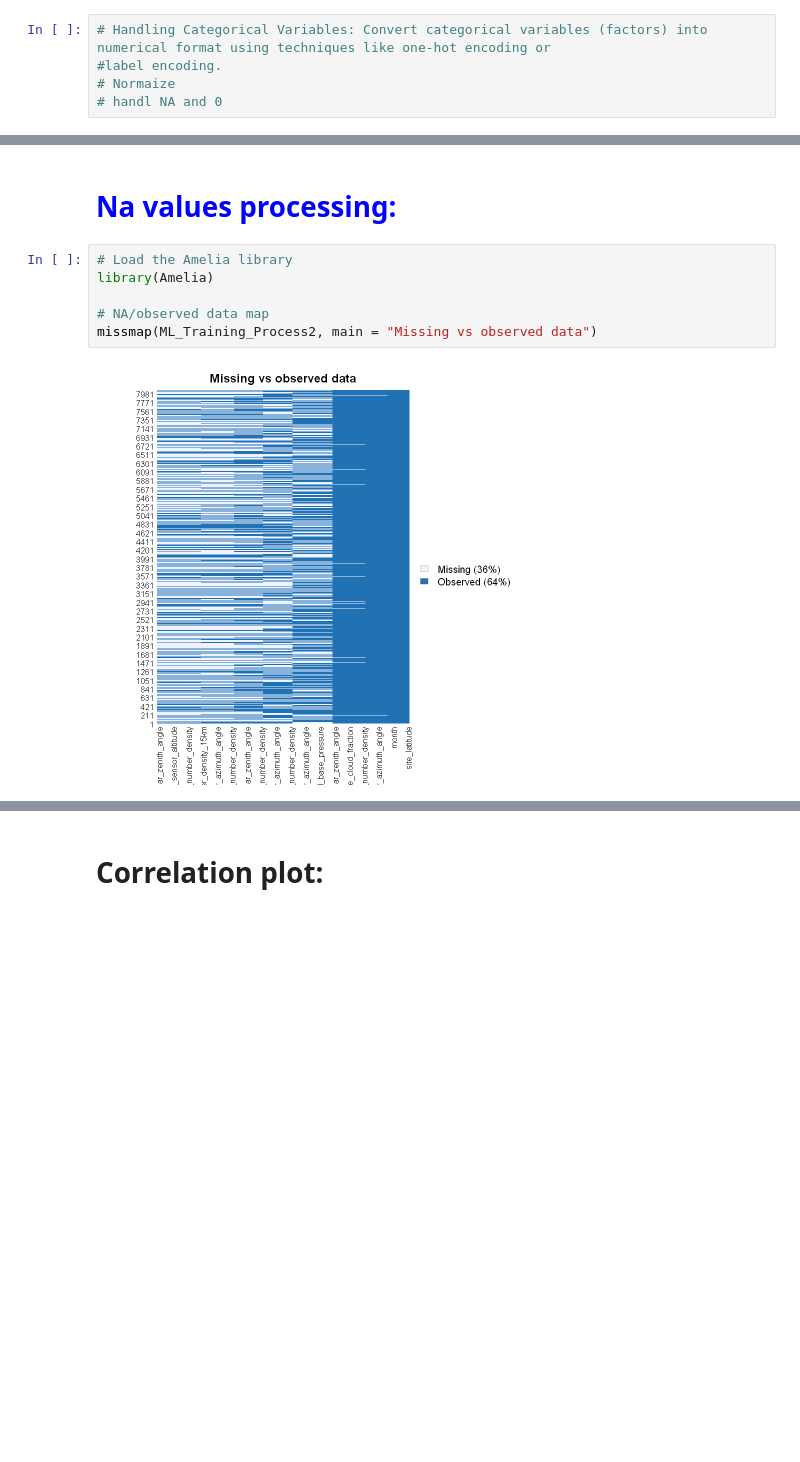
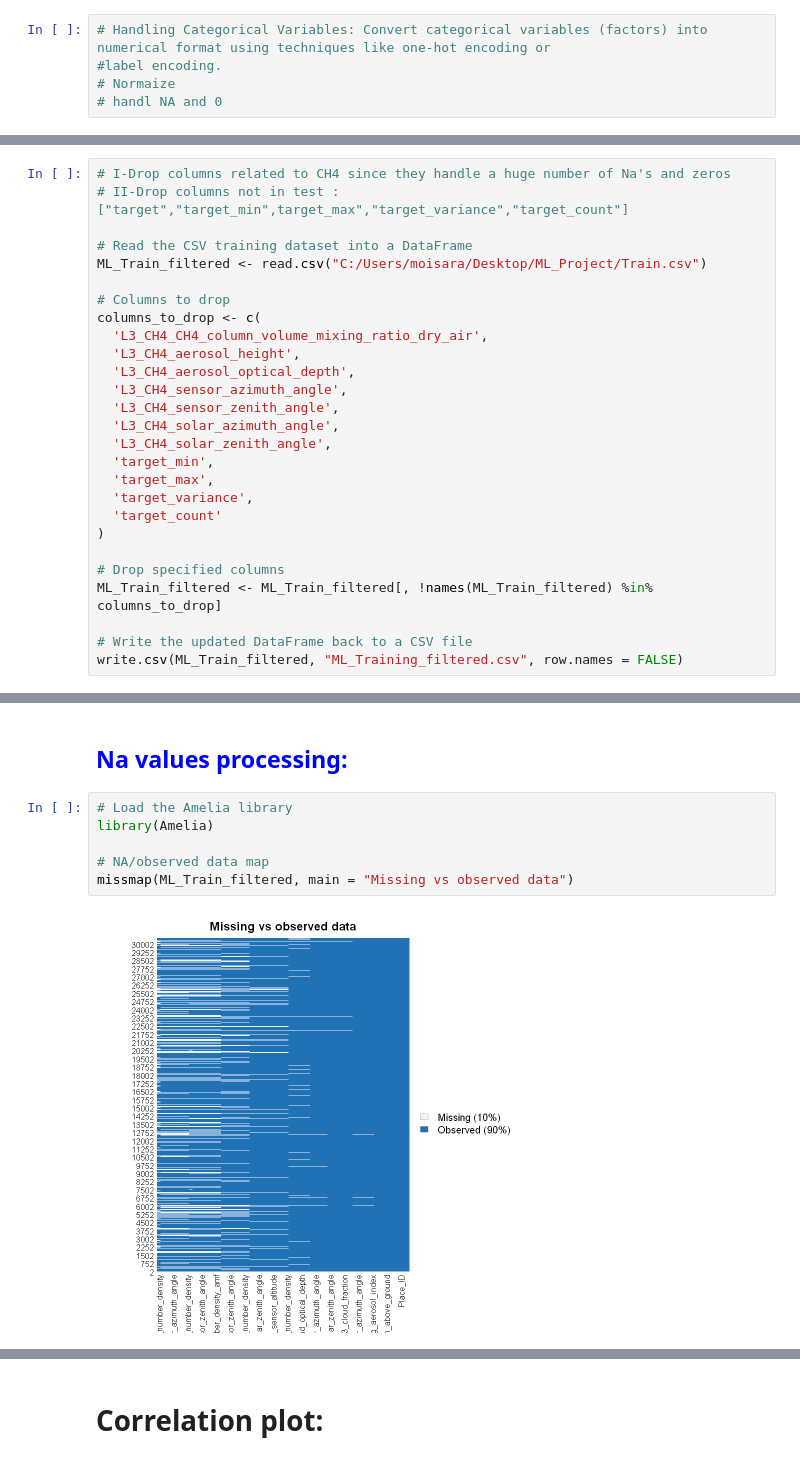
Before and after one commit to ULB-INFO-F-422/urban-air-pollution-challenge-les-dingos, a Jupyter notebook: Notebook_Sarah.ipynb, the cells around one changed output, grey strips where cells are left out. Drawn from its saved outputs; the diff is of its cells as text; blank space fills up the shorter version.

```diff
--- a/Notebook_Sarah.ipynb
+++ b/Notebook_Sarah.ipynb
@@ -309 +352,28 @@ ML_Training_Process <- ML_Training_Process[, !names(ML_Training_Process) %in% co
+# %%
+# I-Drop columns related to CH4 since they handle a huge number of Na's and zeros
+# II-Drop columns not in test : ["target","target_min",target_max","target_variance","target_count"]
+
+# Read the CSV training dataset into a DataFrame
+ML_Train_filtered <- read.csv("C:/Users/moisara/Desktop/ML_Project/Train.csv")
+
+# Columns to drop
+columns_to_drop <- c(
+  'L3_CH4_CH4_column_volume_mixing_ratio_dry_air',
+  'L3_CH4_aerosol_height',
+  'L3_CH4_aerosol_optical_depth',
+  'L3_CH4_sensor_azimuth_angle',
+  'L3_CH4_sensor_zenith_angle',
+  'L3_CH4_solar_azimuth_angle',
+  'L3_CH4_solar_zenith_angle',
+  'target_min',
+  'target_max',
+  'target_variance',
+  'target_count'
+)
+
+# Drop specified columns
+ML_Train_filtered <- ML_Train_filtered[, !names(ML_Train_filtered) %in% columns_to_drop]
+
+# Write the updated DataFrame back to a CSV file
+write.csv(ML_Train_filtered, "ML_Training_filtered.csv", row.names = FALSE)
 # %%
@@ -354,10 +415,10 @@ A data.frame: 6 × 69
 # %% [markdown]
-# <span style="color:blue">Na values processing: </span>
+## <span style="color:blue">Na values processing: </span>
 # %%
 # Load the Amelia library
 library(Amelia)
 
 # NA/observed data map
-missmap(ML_Training_Process2, main = "Missing vs observed data")
+missmap(ML_Train_filtered, main = "Missing vs observed data")
 # %% [output]
-[figure, old version]
+[figure, new version]
```
Also changed, not shown: parts of 72 cells of this notebook, 5 other files.
